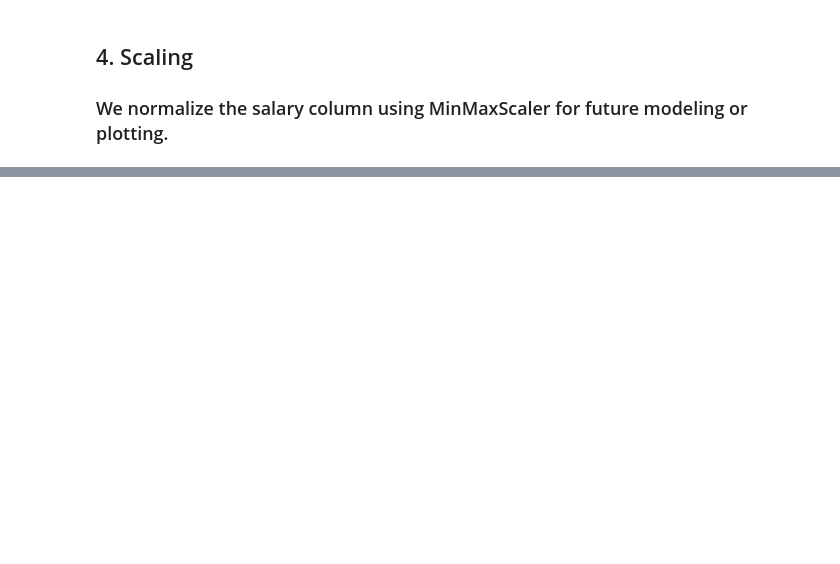
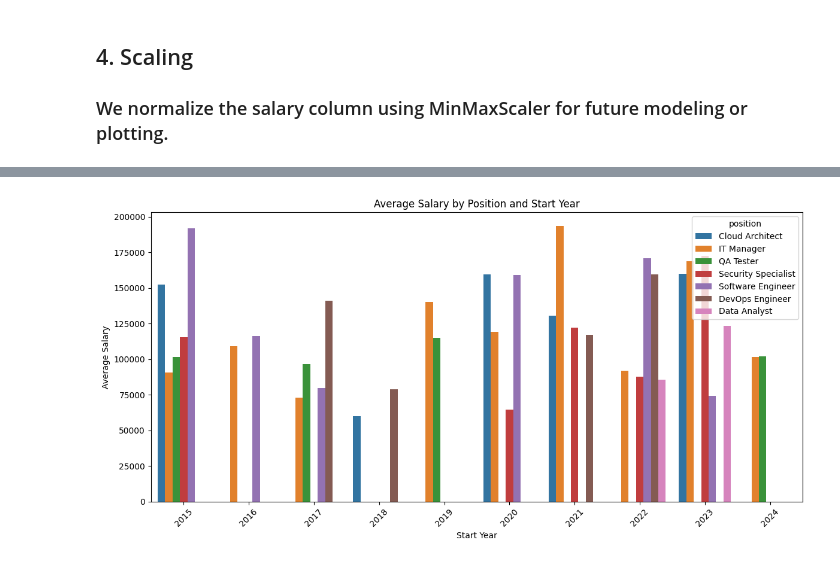
Before and after one commit to Yogesh-333/Lab3-Machine-Learning-Programming-PROG8245-, a Jupyter notebook: lab3.ipynb, the cells around one changed output, grey strips where cells are left out. Drawn from its saved outputs; the diff is of its cells as text; code cells hidden in the pictures; blank space fills up the shorter version.

Commit message:
Bar chart to view Avg Salary Group based on year

```diff
--- a/lab3.ipynb
+++ b/lab3.ipynb
@@ -129,0 +136,13 @@ print(df[["salary", "scaled_salary"]].head())
+# %%
+grouped = df.groupby(["position", "start_year"])["salary"].mean().reset_index()
+
+plt.figure(figsize=(12, 6))
+sns.barplot(data=grouped, x="start_year", y="salary", hue="position")
+plt.title("Average Salary by Position and Start Year")
+plt.xlabel("Start Year")
+plt.ylabel("Average Salary")
+plt.xticks(rotation=45)
+plt.tight_layout()
+plt.show()
+# %% [output]
+[figure, added]
```
Also changed, not shown: parts of 5 cells of this notebook, 1 other file.
